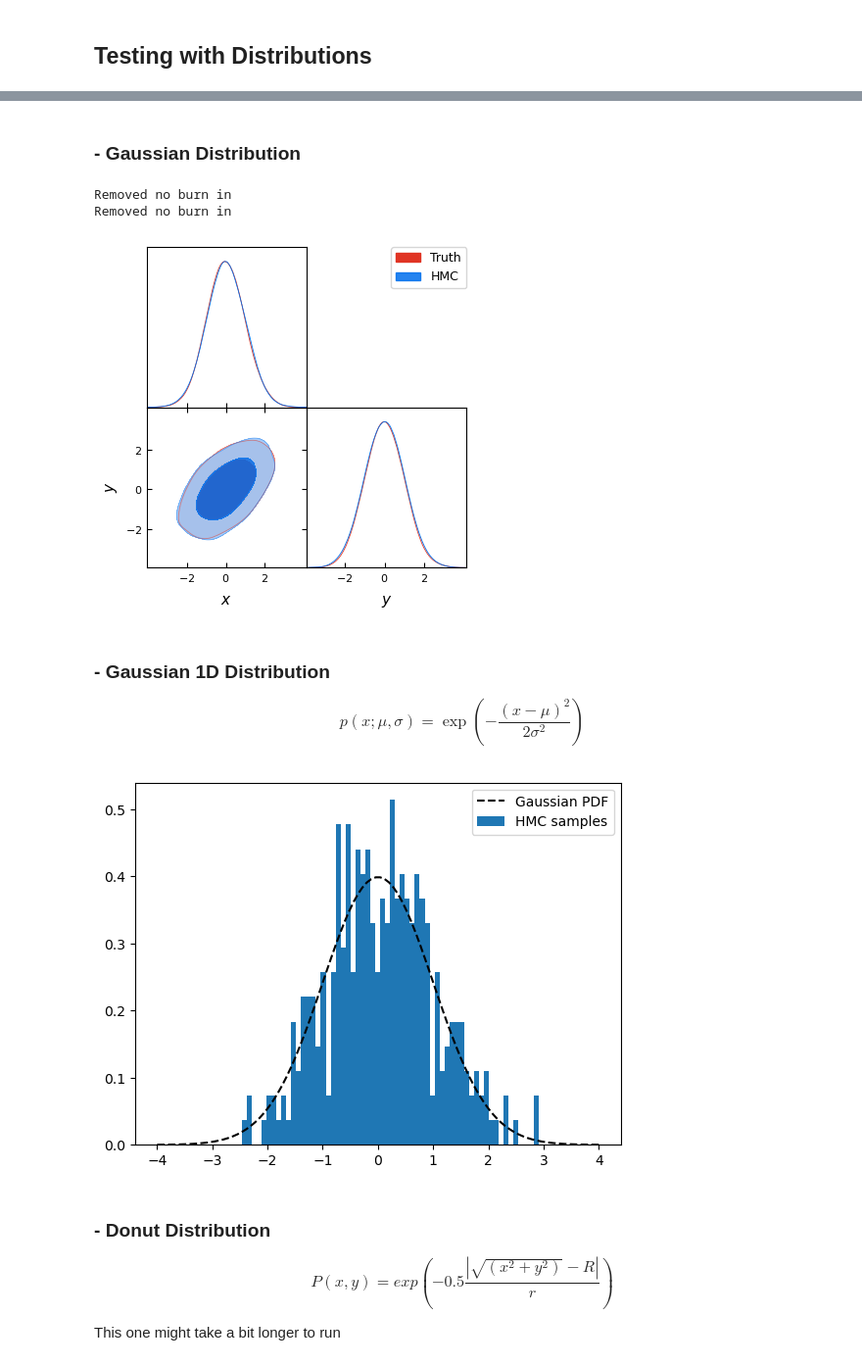
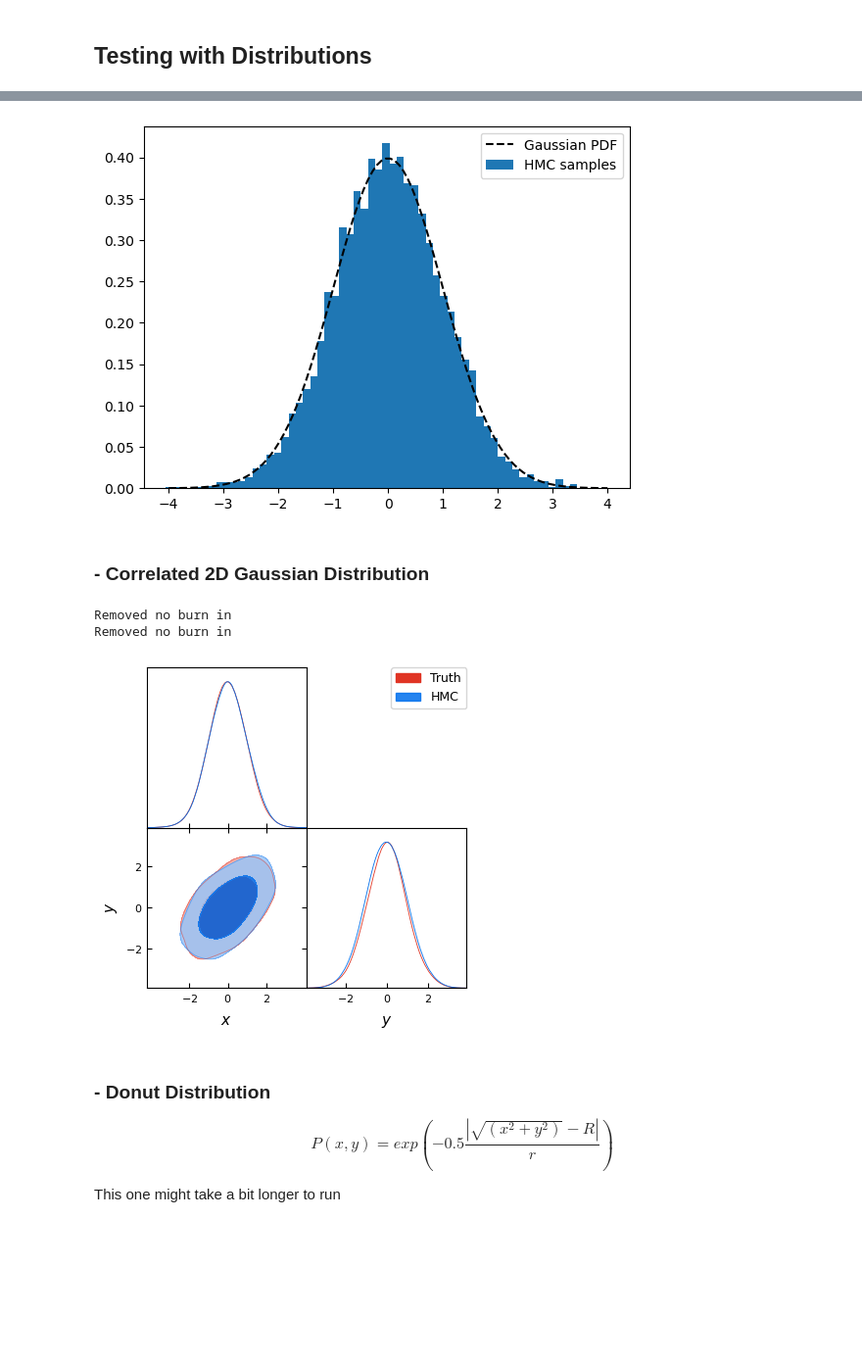
Before and after one commit to ua-2025q3-astr501-513/p1-the-physics-team, a Jupyter notebook: doc/theory.ipynb, the cells around one changed output, grey strips where cells are left out. Shown: that part at 98% size. Drawn from its saved outputs; the diff is of its cells as text; code cells hidden in the pictures; blank space fills up the shorter version.

```diff
--- a/doc/theory.ipynb
+++ b/doc/theory.ipynb
@@ -339,5 +400,23 @@ def Hmc_Vectorized(q0_array, Nsamples, dt, Nsteps, L, Mass, burnin=0, rng_key=No
+# %%
+key = random.PRNGKey(42)
+q0_array = random.normal(key, (16, 1))
+
+samples = Hmc_Vectorized(q0_array=q0_array, Nsamples=5000,
+                         dt=0.5, Nsteps=2, L=Gaussian1D,
+                         Mass=jnp.eye(1), burnin=20, rng_key=key)
+
+# ==== Plot expected vs. samps
+x_vals = np.linspace(-4, 4, 100)
+y_vals = np.array([Gaussian1D(jnp.array([x]), mu=0.0, sigma=1.0) for x in x_vals])/np.sqrt(2*np.pi)
+
+plt.plot(x_vals, y_vals, label='Gaussian PDF',color='black',linestyle='dashed')
+plt.hist(samples.ravel(), density=True, label='HMC samples',bins=60)
+plt.legend()
+plt.show()
+# %% [output]
+[figure, added]
 # %% [markdown]
-### - Gaussian Distribution
+### - Correlated 2D Gaussian Distribution
 # %%
 def Gaussian(q):
     #cov = jnp.array([[1, 0.5], [0.5, 1]])
@@ -347,9 +426,10 @@ def Gaussian(q):
 key = random.PRNGKey(42)
 q0_array = random.normal(key, (16, 2))  # 16 chains starting from different points
 
-samples = Hmc_Vectorized(q0_array, Nsamples=5000, dt=0.1, Nsteps=10,
+samples = Hmc_Vectorized(q0_array, Nsamples=5000, dt=0.5, Nsteps=2,
                          L=Gaussian, Mass=jnp.eye(2), burnin=10, rng_key=key)
-hmc_samps = MCSamples(samples=samples, names=names,label="HMC")
+
+hmc_samps = MCSamples(samples=samples, names=names, label="HMC")
 
 # ==== Comparison with truth
 true_samples = np.random.multivariate_normal(np.zeros(2),jnp.array([[1, 0.5], [0.5, 1]]),5000)
@@ -360,7 +440,4 @@ g.triangle_plot([true_samps, hmc_samps], filled=True, smooth_scale_1D=1., smooth
 # %% [output]
 Removed no burn in
 Removed no burn in
-[figure, old version]
+[figure, new version]
-# %% [markdown]
-### - Gaussian 1D Distribution
-$$p(x; \mu, \sigma) = \exp\!\left(-\frac{(x - \mu)^2}{2\sigma^2}\right)$$
@@ -394,17 +444,3 @@ def Gaussian1D(q, mu=0.0, sigma=1.0):
-# %%
-key = random.PRNGKey(42)
-q0_array = random.normal(key, (16, 1))
-samples = Hmc_Vectorized(q0_array, 5000, 0.5, 2, Gaussian1D, jnp.eye(1),20)
-# ==== Plot expected vs. samps
-x_vals = np.linspace(-4, 4, 100)
-y_vals = np.array([Gaussian1D(jnp.array([x]), mu=0.0, sigma=1.0) for x in x_vals])/np.sqrt(2*np.pi)
-
-plt.plot(x_vals, y_vals, label='Gaussian PDF',color='black',linestyle='dashed')
-plt.hist(samples.ravel(), density=True, label='HMC samples',bins=60)
-plt.legend()
-plt.show()
-# %% [output]
-[figure, removed]
 # %% [markdown]
 ### - Donut Distribution
 
```
Also changed, not shown: parts of 13 cells of this notebook.
